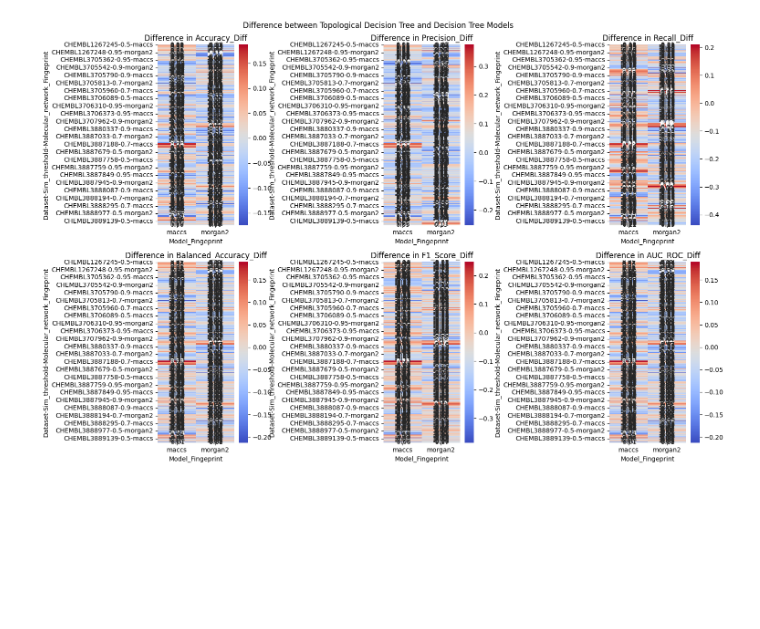
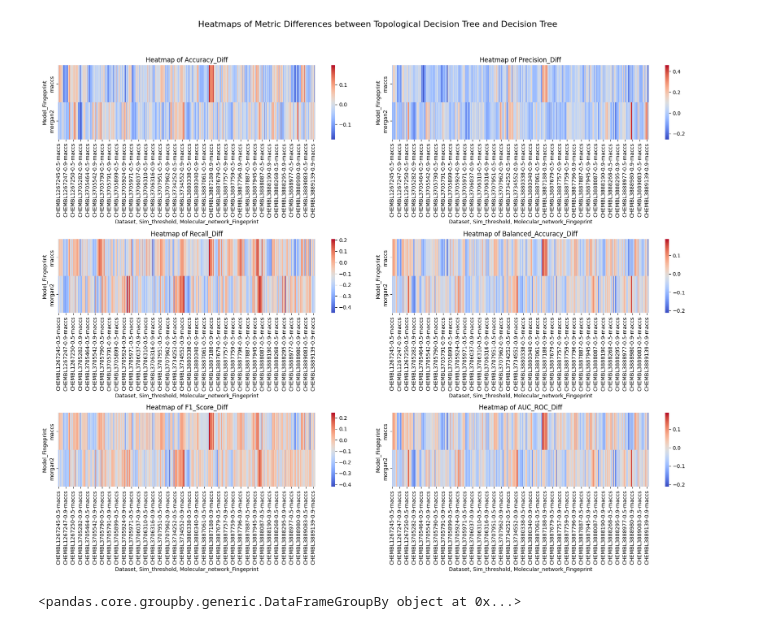
Before and after one commit to Manas02/topologicalimpurity, a Jupyter notebook: notebook/plot.ipynb, the cells around one changed output. Drawn from its saved outputs; the diff is of its cells as text; code cells hidden in the pictures; blank space fills up the shorter version.

Commit message:
added data

```diff
--- a/notebook/plot.ipynb
+++ b/notebook/plot.ipynb
@@ -9,30 +21,43 @@ df = pd.read_csv('../src/metrics_results.csv')
 # %%
-# Calculate the differences between Topological Decision Tree and Decision Tree models
+# Calculate differences in metrics
 df['Accuracy_Diff'] = df['Topological_Decision_Tree_Accuracy'] - df['Decision_Tree_Accuracy']
 df['Precision_Diff'] = df['Topological_Decision_Tree_Precision'] - df['Decision_Tree_Precision']
 df['Recall_Diff'] = df['Topological_Decision_Tree_Recall'] - df['Decision_Tree_Recall']
 df['Balanced_Accuracy_Diff'] = df['Topological_Decision_Tree_Balanced_Accuracy'] - df['Decision_Tree_Balanced_Accuracy']
 df['F1_Score_Diff'] = df['Topological_Decision_Tree_F1_Score'] - df['Decision_Tree_F1_Score']
 df['AUC_ROC_Diff'] = df['Topological_Decision_Tree_AUC_ROC'] - df['Decision_Tree_AUC_ROC']
 
-# Prepare data for heatmap
-df_heatmap = df.pivot_table(index=['Dataset', 'Sim_threshold', 'Molecular_network_Fingeprint', 'Model_Fingeprint'],
-                            values=['Accuracy_Diff', 'Precision_Diff', 'Recall_Diff', 'Balanced_Accuracy_Diff',
-                                    'F1_Score_Diff', 'AUC_ROC_Diff'], aggfunc='mean')
+# List of metric differences to plot
+metrics = ['Accuracy_Diff', 'Precision_Diff', 'Recall_Diff', 'Balanced_Accuracy_Diff', 'F1_Score_Diff', 'AUC_ROC_Diff']
 
-# Plotting the heatmaps
-fig, axes = plt.subplots(2, 3, figsize=(15, 10))
+# Create a single figure with multiple subplots
+fig, axes = plt.subplots(nrows=3, ncols=2, figsize=(18, 15))
+fig.suptitle('Heatmaps of Metric Differences between Topological Decision Tree and Decision Tree', fontsize=16)
 
-metrics = ['Accuracy_Diff', 'Precision_Diff', 'Recall_Diff',
-           'Balanced_Accuracy_Diff', 'F1_Score_Diff', 'AUC_ROC_Diff']
+# Group the data by the relevant columns and calculate mean differences
+grouped = df.groupby(['Dataset', 'Sim_threshold', 'Molecular_network_Fingeprint', 'Model_Fingeprint']).mean().reset_index()
 
+# Iterate over metrics and axes
 for i, metric in enumerate(metrics):
-    ax = axes[i // 3, i % 3]
-    sns.heatmap(df_heatmap[metric].unstack(), ax=ax, cmap='coolwarm', annot=False, fmt='.2f')
-    ax.set_title(f'Difference in {metric}')
+    # Determine row and column index
+    row = i // 2
+    col = i % 2
 
-plt.suptitle('Difference between Topological Decision Tree and Decision Tree Models')
-plt.tight_layout()
+    # Create a pivot table for the heatmap
+    pivot_table = grouped.pivot_table(index='Model_Fingeprint', columns=['Dataset', 'Sim_threshold', 'Molecular_network_Fingeprint'], values=metric)
+
+    # Plot the heatmap on the corresponding subplot
+    sns.heatmap(pivot_table, annot=False, cmap='coolwarm', ax=axes[row, col])
+    axes[row, col].set_title(f'Heatmap of {metric}')
+    axes[row, col].set_xlabel('Dataset, Sim_threshold, Molecular_network_Fingeprint')
+    axes[row, col].set_ylabel('Model_Fingeprint')
+
+# Adjust layout for better viewing
+plt.tight_layout(rect=[0, 0, 1, 0.95])
 plt.show()
 # %% [output]
-[figure, old version]
+[figure, new version]
+# %%
+df.groupby(['Dataset', 'Sim_threshold', 'Molecular_network_Fingeprint', 'Model_Fingeprint'])
+# %% [output]
+<pandas.core.groupby.generic.DataFrameGroupBy object at 0x...>
```
Also changed, not shown: parts of 4 cells of this notebook, 58 other files.
